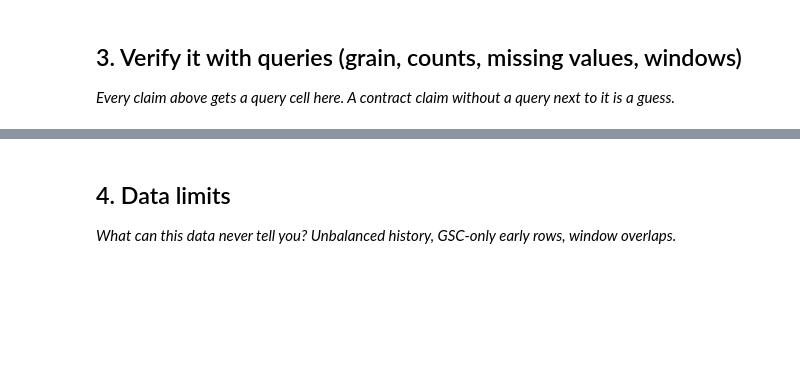
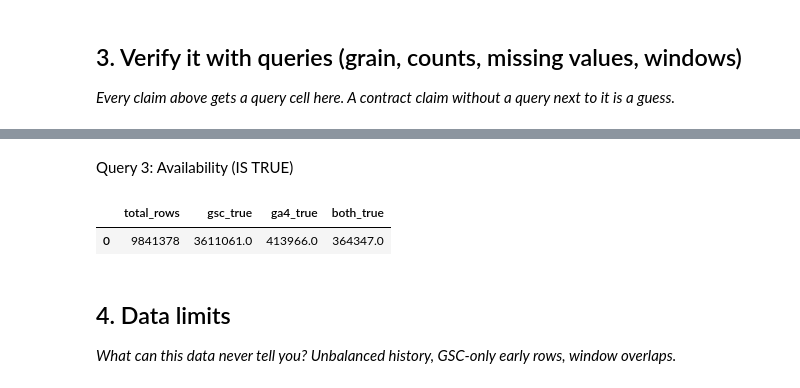
Before and after one commit to AhmedWaleedElFar/flyrank-ml-assignments, a Jupyter notebook: work/notebooks/w03_data_contract.ipynb, the cells around one changed output, grey strips where cells are left out. Saved outputs shown, nothing was run; the diff lists cells and outputs as text; code cells hidden in the pictures; blank space fills up the shorter version.

```diff
--- a/work/notebooks/w03_data_contract.ipynb
+++ b/work/notebooks/w03_data_contract.ipynb
@@ -42,3 +122,20 @@ This skeleton is yours to fill. Work the sections **in order** — each one has
+# %% [markdown]
+Query 3: Availability (IS TRUE)
+# %%
+query3 = con.sql(f"""
+SELECT
+    COUNT(*) AS total_rows,
+    SUM(CASE WHEN gsc_data_available IS TRUE THEN 1 ELSE 0 END) AS gsc_true,
+    SUM(CASE WHEN ga4_data_available IS TRUE THEN 1 ELSE 0 END) AS ga4_true,
+    SUM(CASE WHEN gsc_data_available IS TRUE AND ga4_data_available IS TRUE THEN 1 ELSE 0 END) AS both_true
+FROM {TABLES['fact_daily']}
+WHERE month = '2026-03';
+""").df()
+
+query3
+# %% [output]
+|  | total_rows | gsc_true | ga4_true | both_true |
+| 0 | 9841378 | 3611061.0 | 413966.0 | 364347.0 |
 # %% [markdown]
 ## 4. Data limits
 
```
Also changed, not shown: parts of 10 cells of this notebook.
